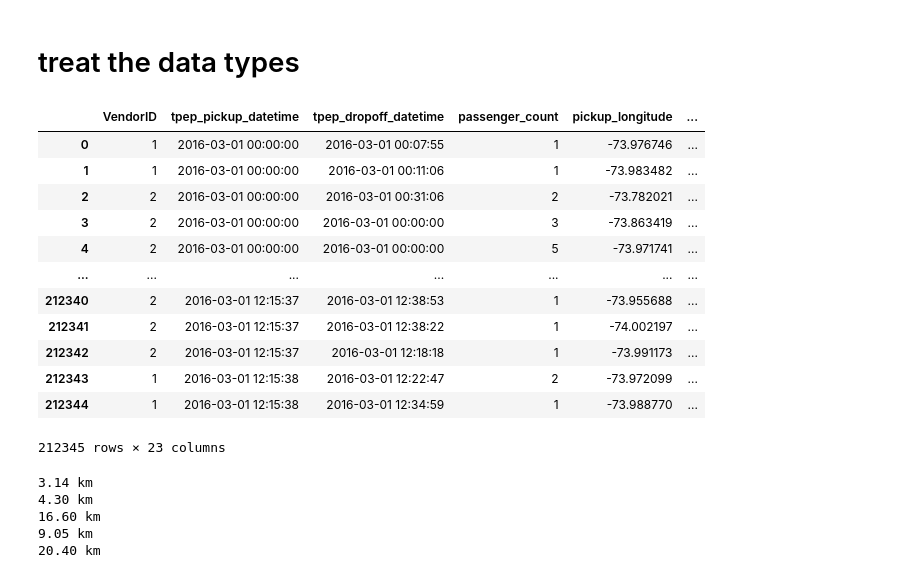
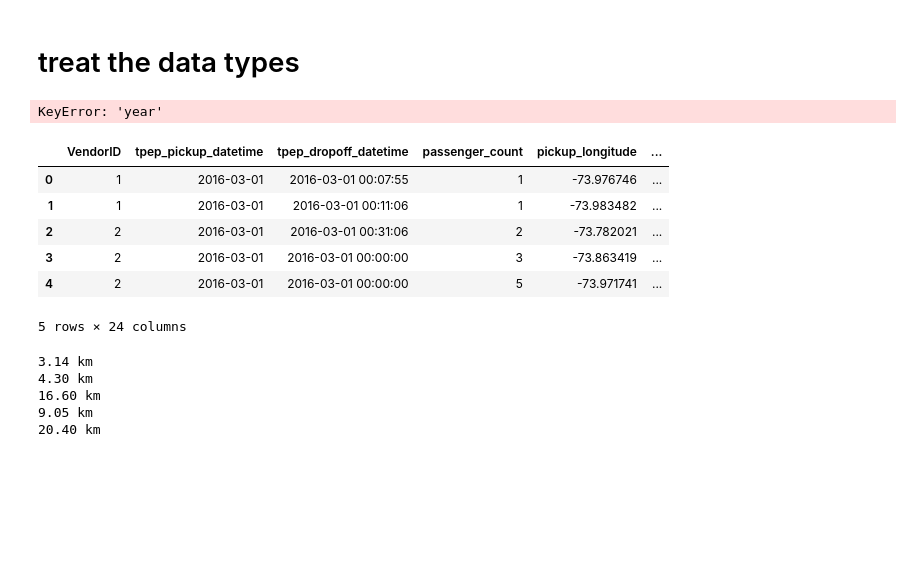
Before and after one commit to Jabaananth/DS_TripFare-Predicting-Urban-Taxi-Fare, a Jupyter notebook: trip_Fare_project_final.ipynb, the cells around one changed output. Drawn from its saved outputs; the diff is of its cells as text; code cells hidden in the pictures; blank space fills up the shorter version.

```diff
--- a/trip_Fare_project_final.ipynb
+++ b/trip_Fare_project_final.ipynb
@@ -66,6 +66,12 @@ memory usage: 29.2+ MB
 # %%
 data['tpep_pickup_datetime']=pd.to_datetime(data['tpep_pickup_datetime'])
 data['tpep_dropoff_datetime']=pd.to_datetime(data['tpep_dropoff_datetime'])
+# %%
+data['day_name'] = data['tpep_pickup_datetime'].dt.day_name()
+# %%
+data['year'].nunique()
+# %% [output]
+KeyError: 'year'
 # %%
 import pandas as pd
 
@@ -81,21 +87,15 @@ data = data.assign(
     days_of_week=data.tpep_pickup_datetime.dt.day_of_week
 )
 # %%
-data
+data.head()
 # %% [output]
 |  | VendorID | tpep_pickup_datetime | tpep_dropoff_datetime | passenger_count | pickup_longitude | ... |
-| 0 | 1 | 2016-03-01 00:00:00 | 2016-03-01 00:07:55 | 1 | -73.976746 | ... |
-| 1 | 1 | 2016-03-01 00:00:00 | 2016-03-01 00:11:06 | 1 | -73.983482 | ... |
-| 2 | 2 | 2016-03-01 00:00:00 | 2016-03-01 00:31:06 | 2 | -73.782021 | ... |
-| 3 | 2 | 2016-03-01 00:00:00 | 2016-03-01 00:00:00 | 3 | -73.863419 | ... |
-| 4 | 2 | 2016-03-01 00:00:00 | 2016-03-01 00:00:00 | 5 | -73.971741 | ... |
-| ... | ... | ... | ... | ... | ... | ... |
-| 212340 | 2 | 2016-03-01 12:15:37 | 2016-03-01 12:38:53 | 1 | -73.955688 | ... |
-| 212341 | 2 | 2016-03-01 12:15:37 | 2016-03-01 12:38:22 | 1 | -74.002197 | ... |
-| 212342 | 2 | 2016-03-01 12:15:37 | 2016-03-01 12:18:18 | 1 | -73.991173 | ... |
-| 212343 | 1 | 2016-03-01 12:15:38 | 2016-03-01 12:22:47 | 2 | -73.972099 | ... |
-| 212344 | 1 | 2016-03-01 12:15:38 | 2016-03-01 12:34:59 | 1 | -73.988770 | ... |
+| 0 | 1 | 2016-03-01 | 2016-03-01 00:07:55 | 1 | -73.976746 | ... |
+| 1 | 1 | 2016-03-01 | 2016-03-01 00:11:06 | 1 | -73.983482 | ... |
+| 2 | 2 | 2016-03-01 | 2016-03-01 00:31:06 | 2 | -73.782021 | ... |
+| 3 | 2 | 2016-03-01 | 2016-03-01 00:00:00 | 3 | -73.863419 | ... |
+| 4 | 2 | 2016-03-01 | 2016-03-01 00:00:00 | 5 | -73.971741 | ... |
-212345 rows × 23 columns
+5 rows × 24 columns
 # %%
 from math import *
 from geopy.distance import great_circle as GRC
```
Also changed, not shown: parts of 24 cells of this notebook.
